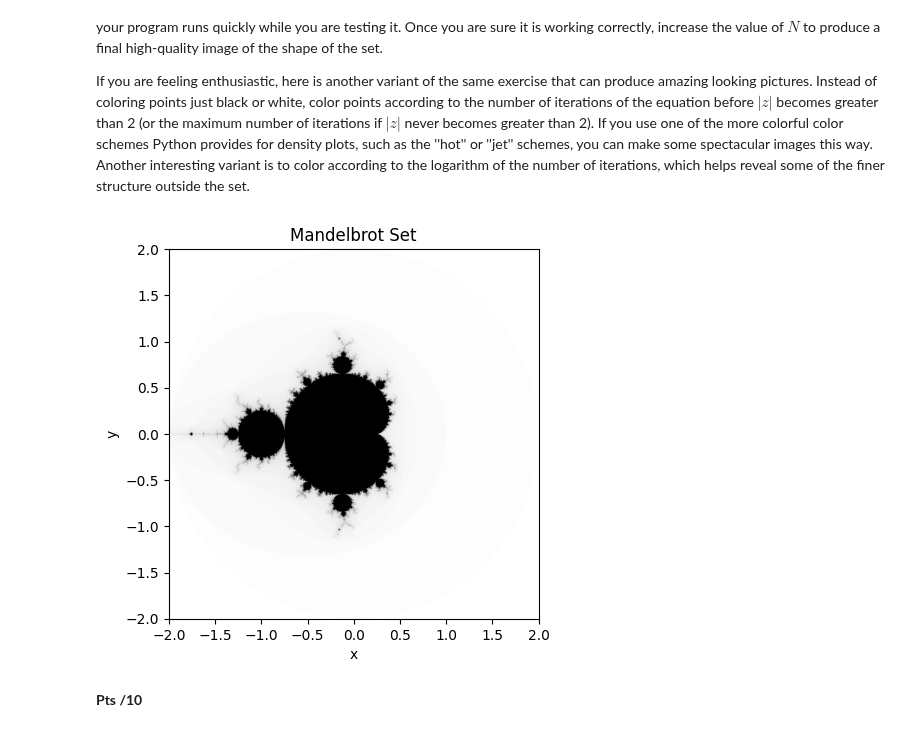
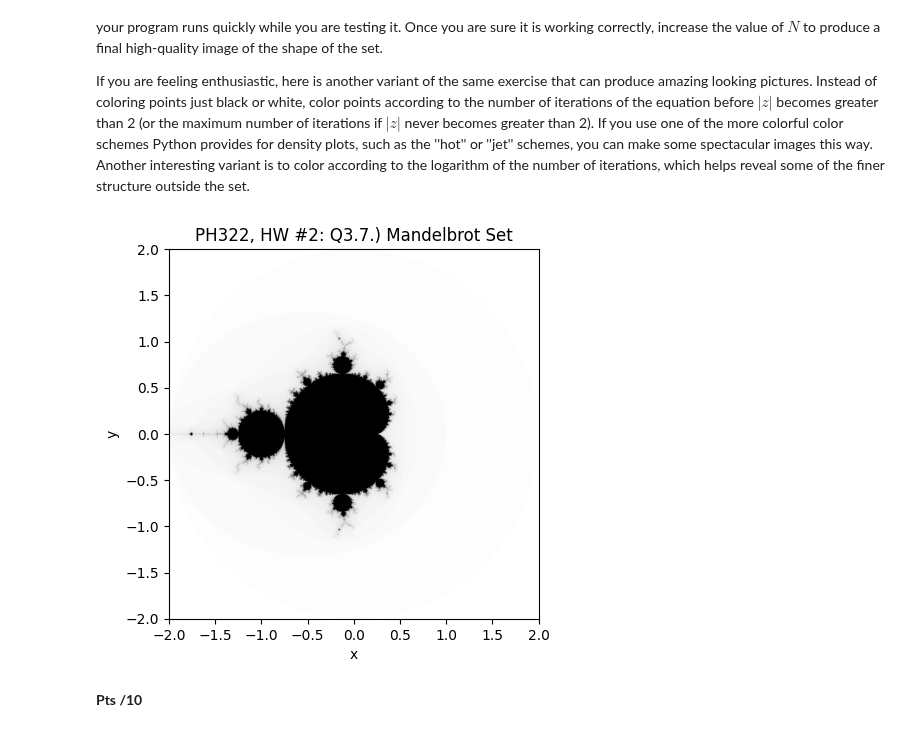
Before and after one commit to DebuggerDan/ph322-computational-physics-sp23, a Jupyter notebook: hw_2_notebook.ipynb, the cells around one changed output. Cells and saved outputs as stored; diff of their text form; code cells hidden in the pictures.

```diff
--- a/hw_2_notebook.ipynb
+++ b/hw_2_notebook.ipynb
@@ -520,35 +520,35 @@ some of the finer structure outside the set.
 import numpy as np
 import matplotlib.pyplot as plot
 
 # Define the function to check if a point is in the Mandelbrot set
 def mandelbrot(c, max_iter):
     z = c
     for n in range(max_iter):
         if abs(z) > 2:
             return n
         z = z * z + c
     return max_iter
 
 # Define the grid size and range
 N = 1000
 x_values = np.linspace(-2, 2, N)
 y_values = np.linspace(-2, 2, N)
 
 # Calculate the Mandelbrot set
 mandelbrot_set = np.zeros((N, N))
 for i, x in enumerate(x_values):
     for j, y in enumerate(y_values):
         c = x + y * 1j
         mandelbrot_set[i, j] = mandelbrot(c, 100)
 
 # Plot the Mandelbrot set
 plot.imshow(mandelbrot_set.T, cmap='binary', extent=[-2, 2, -2, 2], origin='lower')
 plot.xlabel('x')
 plot.ylabel('y')
-plot.title('Mandelbrot Set')
+plot.title('PH322, HW #2: Q3.7.) Mandelbrot Set')
 plot.show()
 # %% [output]
-[figure, old version]
+[figure, new version]
 # %% [markdown]
 **Pts /10**
 # %% [markdown]
```
Also changed, not shown: parts of 4 cells of this notebook.
